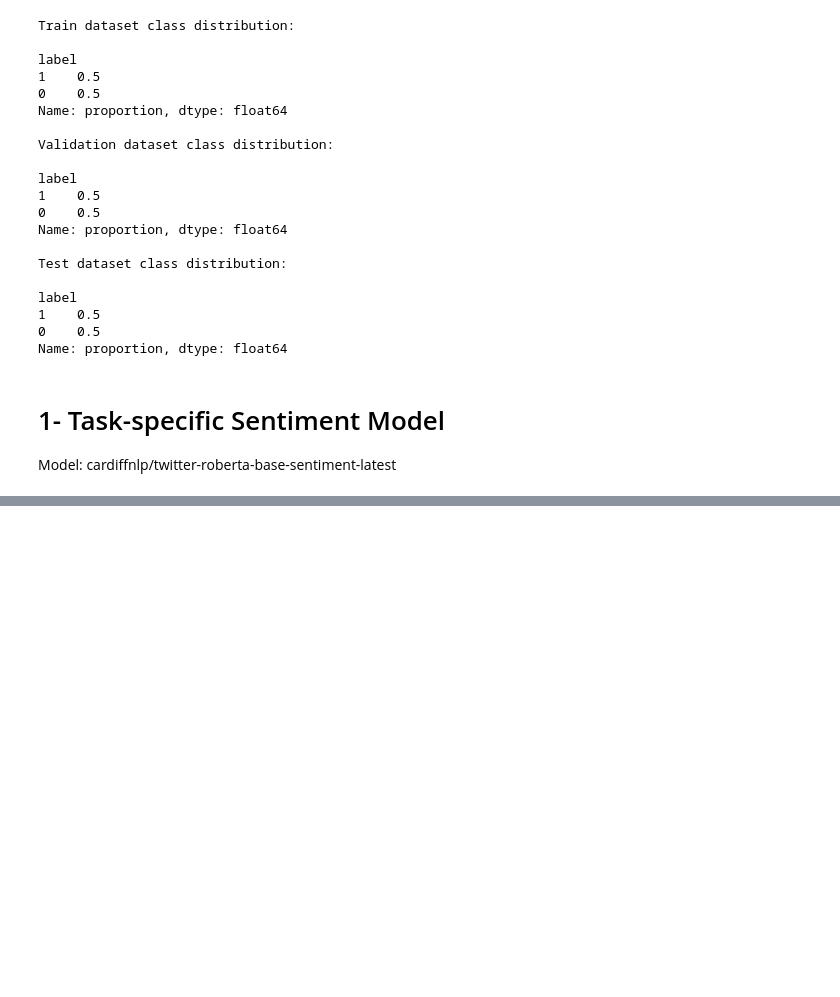
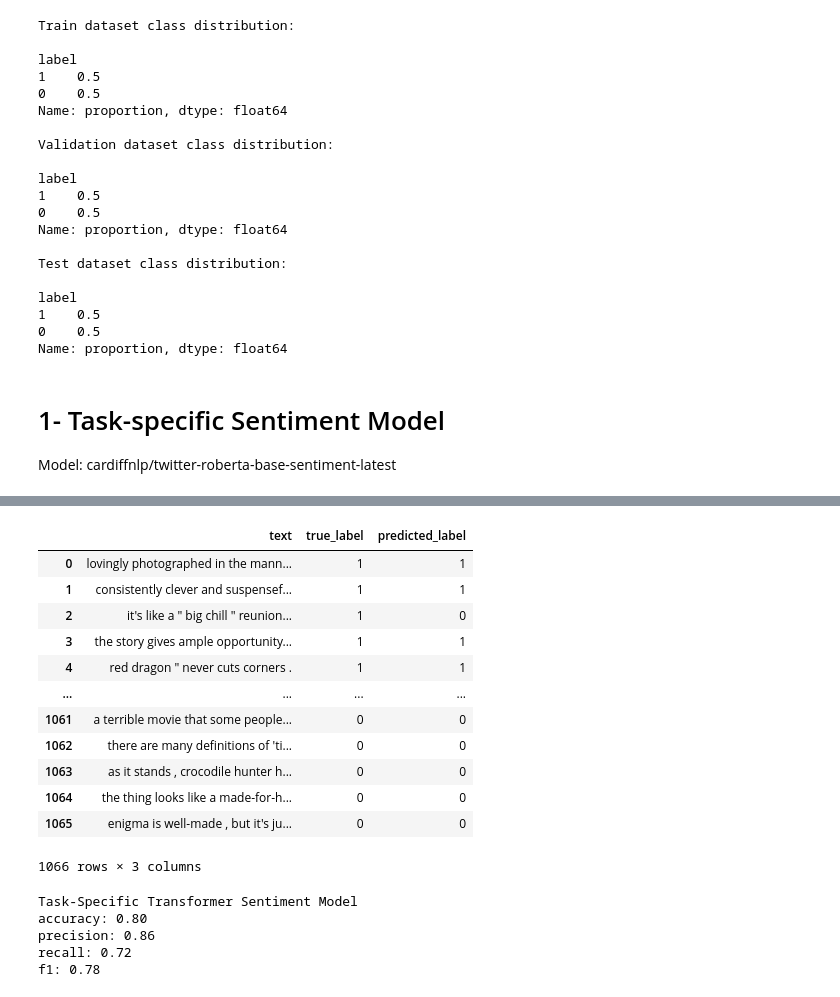
Before and after one commit to Alireza-Mirzadeh/llm-text-classification-benchmark, a Jupyter notebook: notebooks/03_transformer_models.ipynb, the cells around one changed output, grey strips where cells are left out. Saved outputs shown, nothing was run; the diff lists cells and outputs as text; code cells hidden in the pictures; blank space fills up the shorter version.

```diff
--- a/notebooks/03_transformer_models.ipynb
+++ b/notebooks/03_transformer_models.ipynb
@@ -100,0 +163,32 @@ cardiffnlp/twitter-roberta-base-sentiment-latest
+# %%
+# Inspect the predictions with a DataFrame containing the text, true labels, and predicted labels
+y_pred_df = pd.DataFrame({"text": test_ds["text"], "true_label": test_ds["label"], "predicted_label": y_pred})
+y_pred_df
+# %% [output]
+|  | text | true_label | predicted_label |
+| 0 | lovingly photographed in the mann... | 1 | 1 |
+| 1 | consistently clever and suspensef... | 1 | 1 |
+| 2 | it's like a " big chill " reunion... | 1 | 0 |
+| 3 | the story gives ample opportunity... | 1 | 1 |
+| 4 | red dragon " never cuts corners . | 1 | 1 |
+| ... | ... | ... | ... |
+| 1061 | a terrible movie that some people... | 0 | 0 |
+| 1062 | there are many definitions of 'ti... | 0 | 0 |
+| 1063 | as it stands , crocodile hunter h... | 0 | 0 |
+| 1064 | the thing looks like a made-for-h... | 0 | 0 |
+| 1065 | enigma is well-made , but it's ju... | 0 | 0 |
+1066 rows × 3 columns
+# %%
+# Evaluate the model's performance on the test set using accuracy, precision, recall, and F1-score
+metrics, report = evaluate_classifier(test_ds["label"], y_pred)
+
+print("Task-Specific Transformer Sentiment Model")
+
+for metric_name, metric_value in metrics.items():
+    print(f"{metric_name}: {metric_value:.2f}")
+# %% [output]
+Task-Specific Transformer Sentiment Model
+accuracy: 0.80
+precision: 0.86
+recall: 0.72
+f1: 0.78
```
Also changed, not shown: parts of 7 cells of this notebook, 1 other file.
